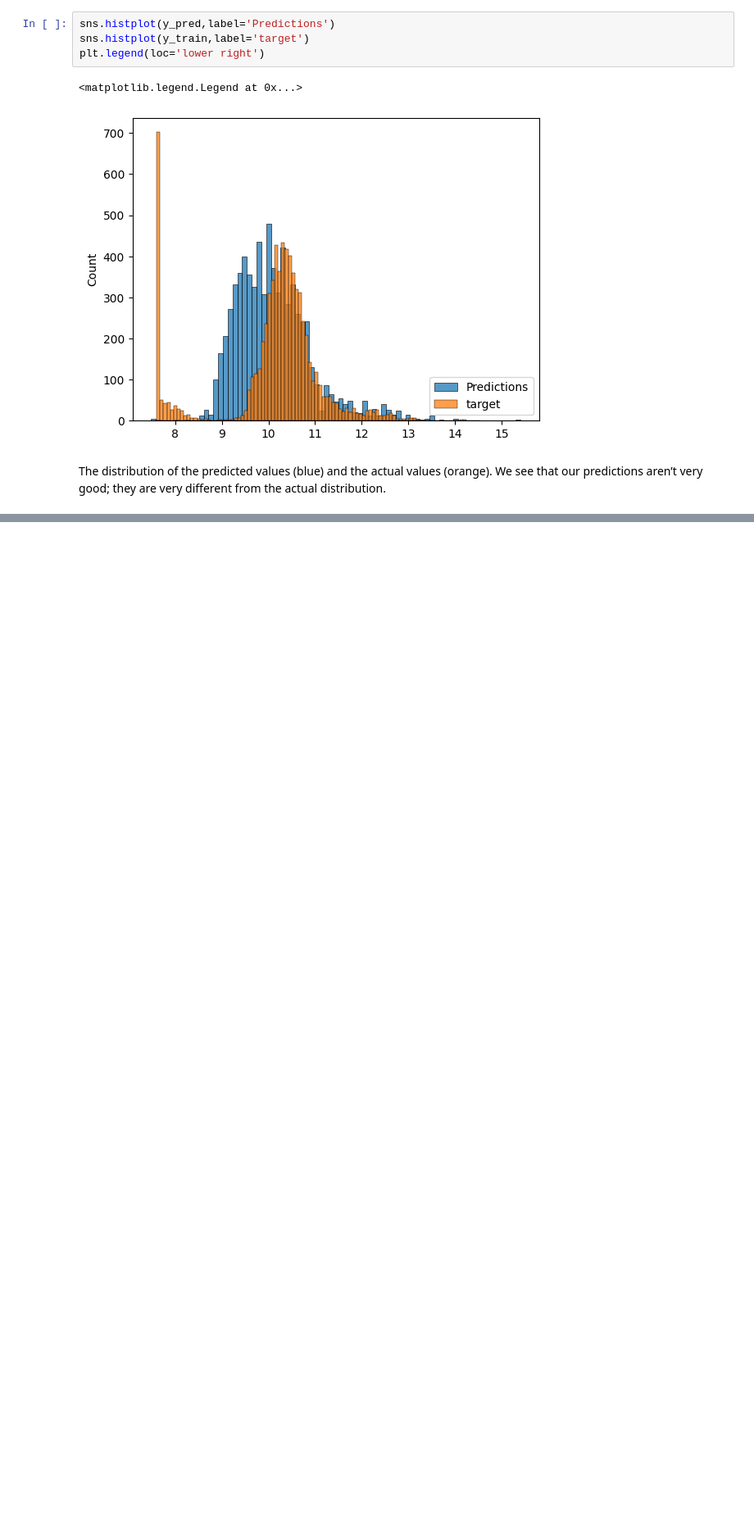
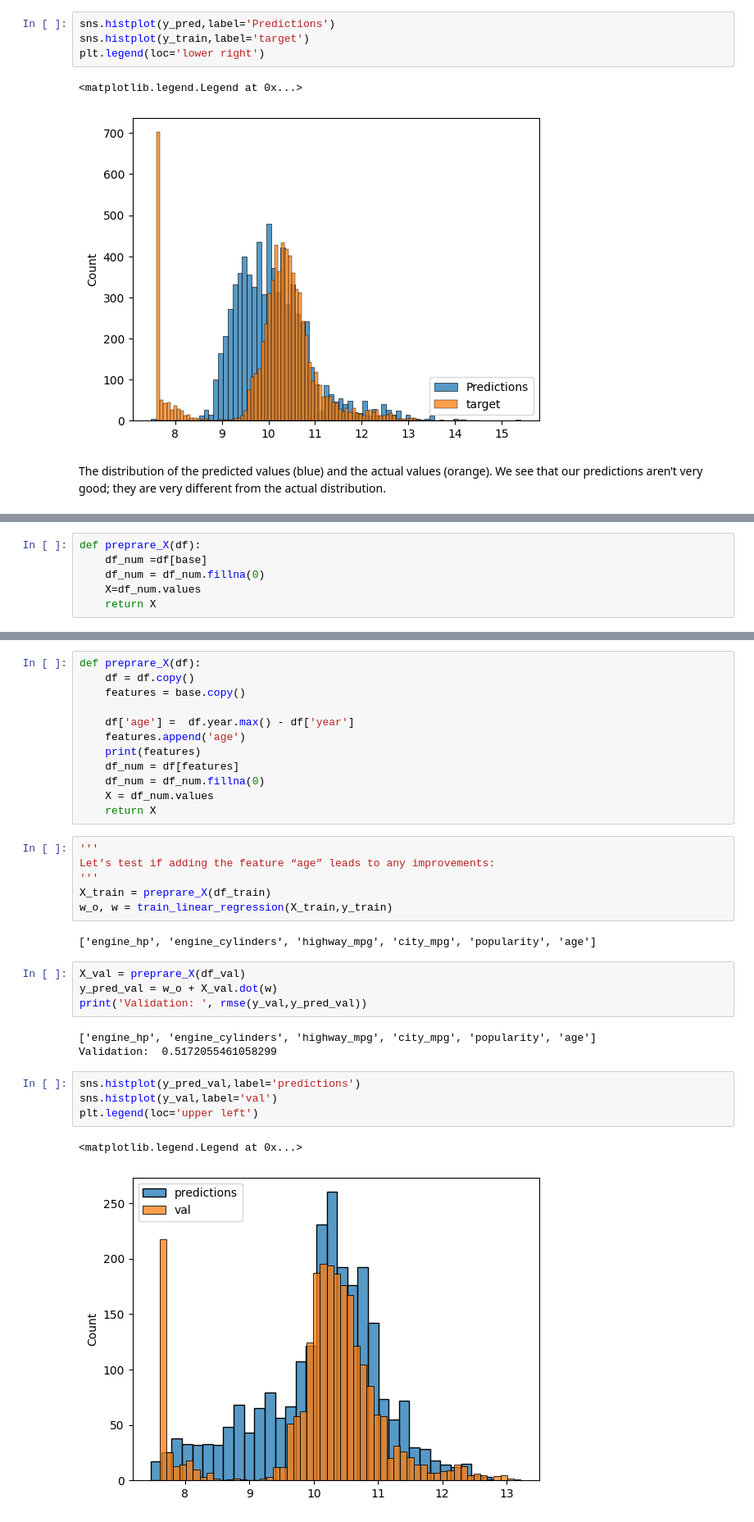
Before and after one commit to JRamos84/ML-Bookcamp-projects, a Jupyter notebook: chapter-02-car-price/1_EDA_car_price.ipynb, the cells around one changed output, grey strips where cells are left out. Shown: that part at 82% size. Drawn from its saved outputs; the diff is of its cells as text; blank space fills up the shorter version.

```diff
--- a/chapter-02-car-price/1_EDA_car_price.ipynb
+++ b/chapter-02-car-price/1_EDA_car_price.ipynb
@@ -225,0 +241,6 @@ the actual distribution.
+# %%
+def preprare_X(df):
+    df_num =df[base]
+    df_num = df_num.fillna(0)
+    X=df_num.values
+    return X
@@ -225,0 +262,34 @@ the actual distribution.
+# %%
+def preprare_X(df):
+    df = df.copy()
+    features = base.copy()
+
+    df['age'] =  df.year.max() - df['year']
+    features.append('age')
+    print(features)
+    df_num = df[features]
+    df_num = df_num.fillna(0)
+    X = df_num.values
+    return X
+# %%
+'''
+Let’s test if adding the feature “age” leads to any improvements:
+'''
+X_train = preprare_X(df_train)
+w_o, w = train_linear_regression(X_train,y_train)
+# %% [output]
+['engine_hp', 'engine_cylinders', 'highway_mpg', 'city_mpg', 'popularity', 'age']
+# %%
+X_val = preprare_X(df_val)
+y_pred_val = w_o + X_val.dot(w)
+print('Validation: ', rmse(y_val,y_pred_val))
+# %% [output]
+['engine_hp', 'engine_cylinders', 'highway_mpg', 'city_mpg', 'popularity', 'age']
+Validation:  0.5172055461058299
+# %%
+sns.histplot(y_pred_val,label='predictions')
+sns.histplot(y_val,label='val')
+plt.legend(loc='upper left')
+# %% [output]
+<matplotlib.legend.Legend at 0x...>
+[figure, added]
```
Also changed, not shown: parts of 28 cells of this notebook, 1 other file.
